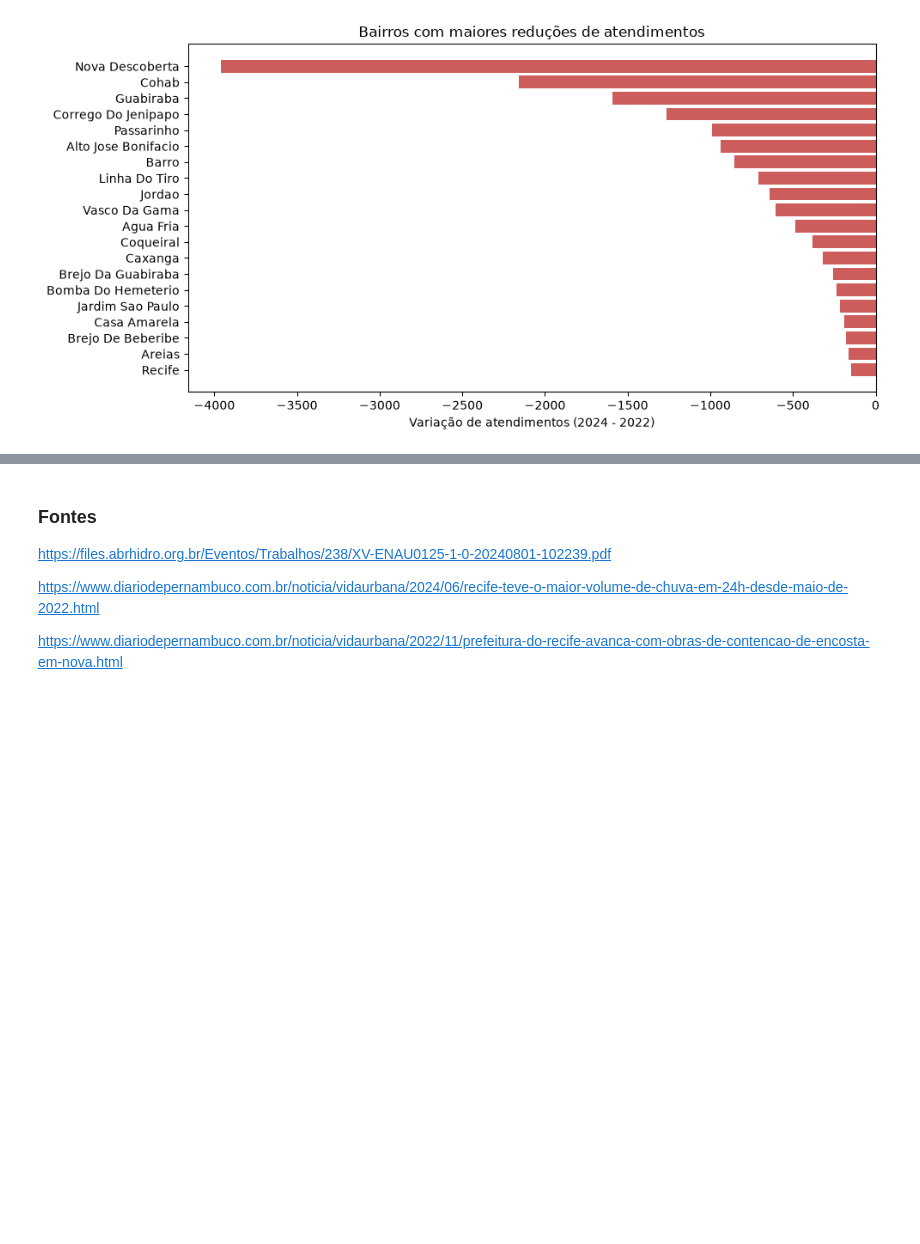
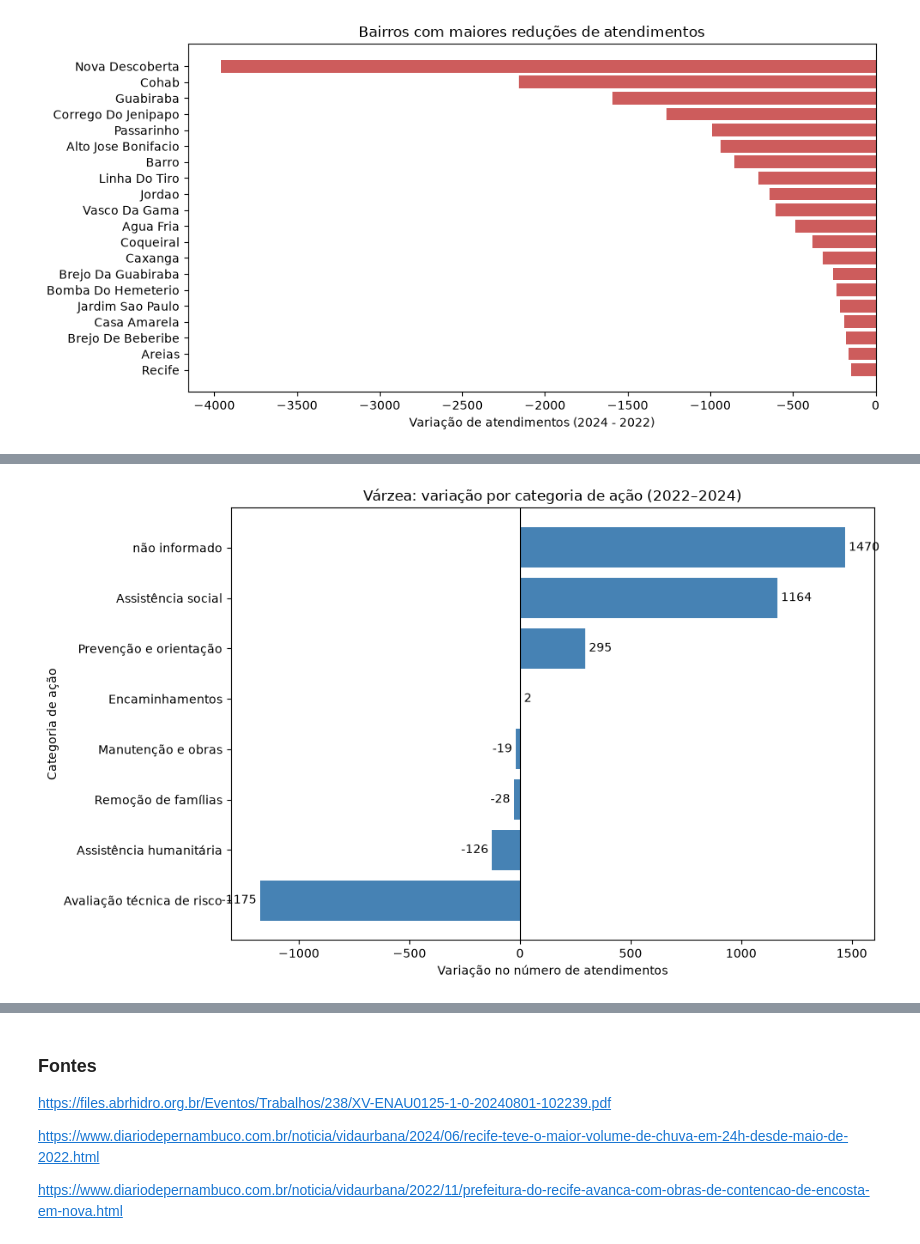
Before and after one commit to mathgoestech/pipeline-defesa-civil-recife, a Jupyter notebook: analises/analise_1_evolucao_bairros.ipynb, the cells around one changed output, grey strips where cells are left out. Drawn from its saved outputs; the diff is of its cells as text; code cells hidden in the pictures; blank space fills up the shorter version.

Commit message:
feat(analises): amplia analise 1 com graficos e insights complementares

```diff
--- a/analises/analise_1_evolucao_bairros.ipynb
+++ b/analises/analise_1_evolucao_bairros.ipynb
@@ -231,0 +237,13 @@ plt.show()
+# %%
+
+# lê a consulta complementar
+consulta_varzea = open(
+    "../analises/analise_1_acoes_varzea.sql",
+    encoding="utf-8"
+).read()
+
+# executa a consulta
+df_varzea = pd.read_sql(consulta_varzea, con=engine)
+
+# mostra os resultados
+display(df_varzea)
@@ -231,0 +304,27 @@ plt.show()
+# %%
+
+# organiza as categorias para o gráfico
+dados_grafico = df_comparacao_varzea.sort_values(
+    by="variacao_absoluta"
+)
+
+plt.figure(figsize=(10, 6))
+
+barras = plt.barh(
+    dados_grafico.index,
+    dados_grafico["variacao_absoluta"],
+    color="steelblue"
+)
+
+plt.bar_label(barras, padding=3)
+
+plt.axvline(0, color="black", linewidth=0.8)
+
+plt.xlabel("Variação no número de atendimentos")
+plt.ylabel("Categoria de ação")
+plt.title("Várzea: variação por categoria de ação (2022–2024)")
+
+plt.tight_layout()
+plt.show()
+# %% [output]
+[figure, added]
```
Also changed, not shown: parts of 13 cells of this notebook.
